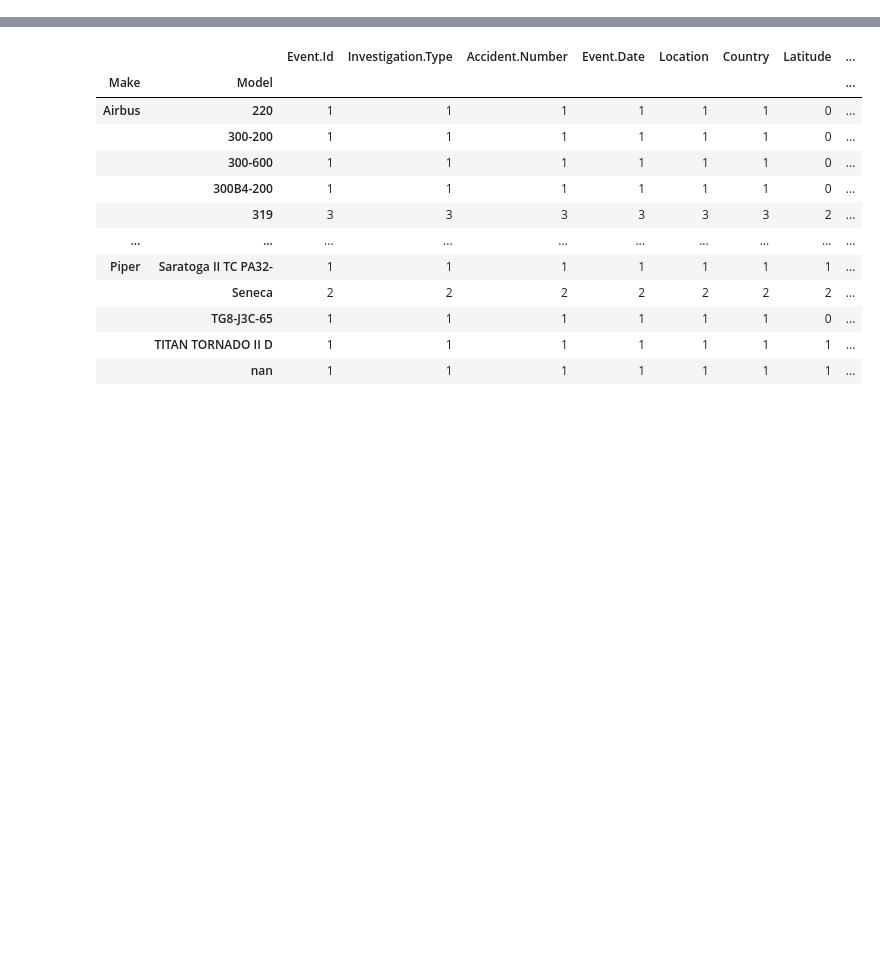
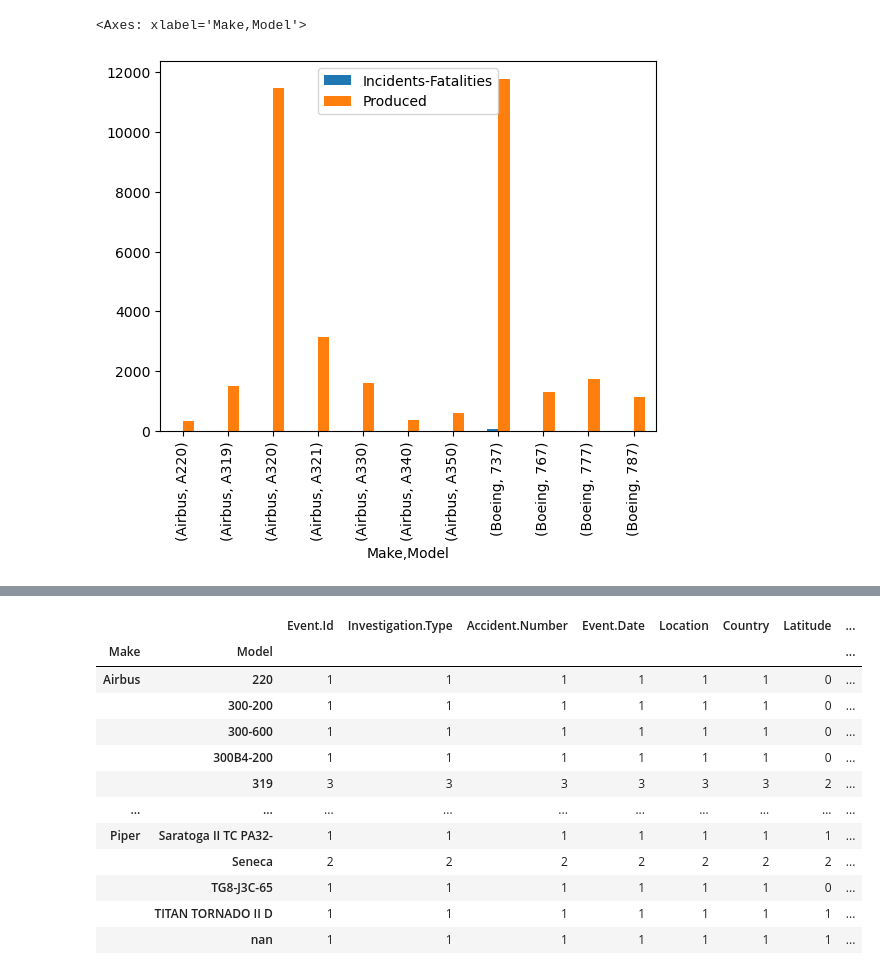
Before and after one commit to jgoett2/AirplaneRecommendations, a Jupyter notebook: AirplaneAnalysis.ipynb, the cells around one changed output, grey strips where cells are left out. Saved outputs shown, nothing was run; the diff lists cells and outputs as text; code cells hidden in the pictures; blank space fills up the shorter version.

```diff
--- a/AirplaneAnalysis.ipynb
+++ b/AirplaneAnalysis.ipynb
@@ -51,0 +127,5 @@ df.groupby(["Make","Model"]).count()[""]
+# %%
+modelCompare.plot.bar(y=["Incidents-Fatalities","Produced"])
+# %% [output]
+<Axes: xlabel='Make,Model'>
+[figure, added]
```
Also changed, not shown: parts of 13 cells of this notebook.
